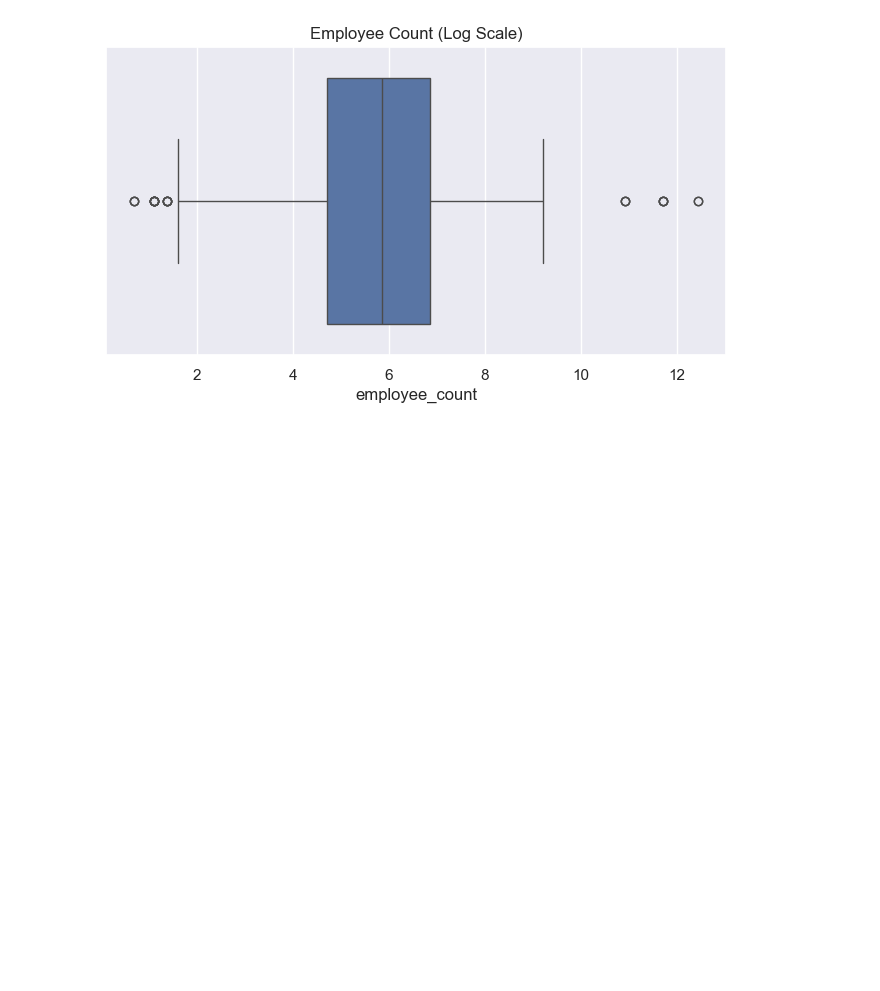
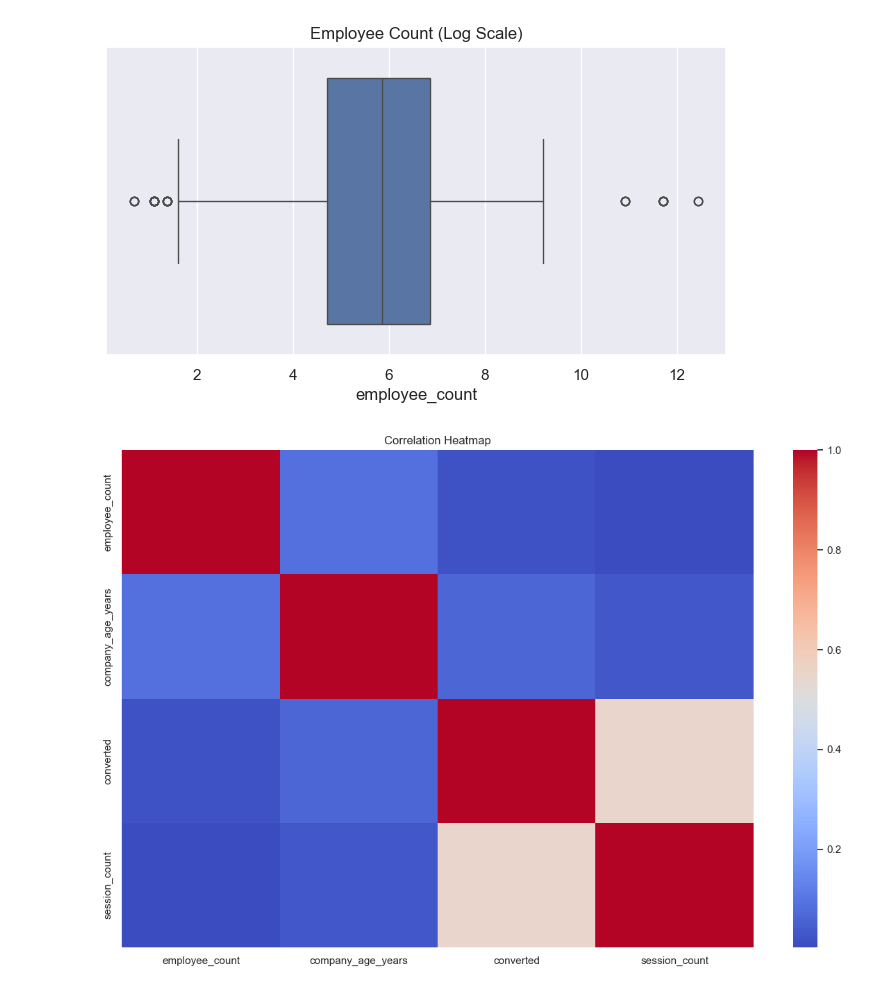
Before and after one commit to vikasmaurya9769/vikas-maurya-AIML-Assessment, a Jupyter notebook: notebooks/EDA.ipynb, the cells around one changed output. Saved outputs shown, nothing was run; the diff lists cells and outputs as text; code cells hidden in the pictures; blank space fills up the shorter version.

Commit message:
feat: add correlation analysis for numerical features

```diff
--- a/notebooks/EDA.ipynb
+++ b/notebooks/EDA.ipynb
@@ -543,3 +543,28 @@ plt.savefig(
 plt.show()
 # %% [output]
 [figure]
+# %%
+numeric_cols = merged.select_dtypes(
+    include=np.number
+)
+
+plt.figure(figsize=(12,8))
+
+sns.heatmap(
+    numeric_cols.corr(),
+    cmap="coolwarm"
+)
+
+plt.title(
+    "Correlation Heatmap"
+)
+
+plt.tight_layout()
+
+plt.savefig(
+    "../outputs/correlation_heatmap.png"
+)
+
+plt.show()
+# %% [output]
+[figure, added]
```
Also changed, not shown: 1 other file.
